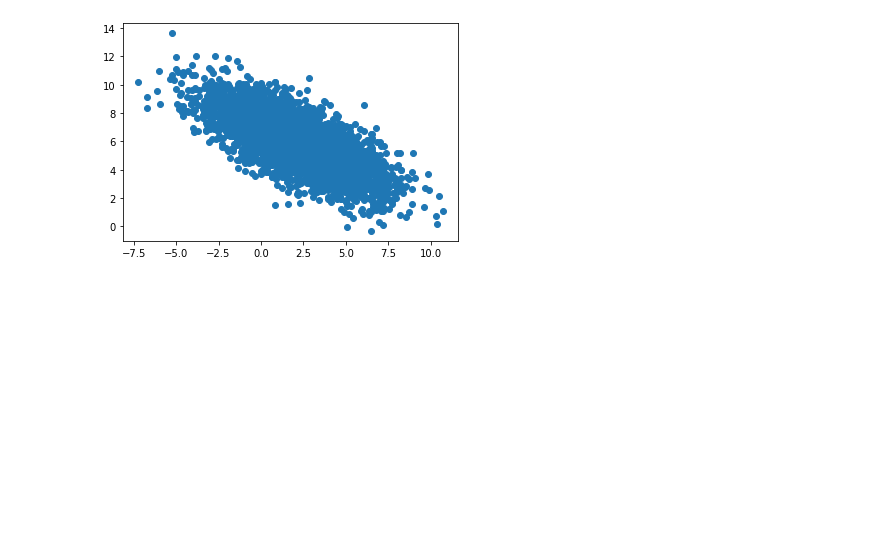
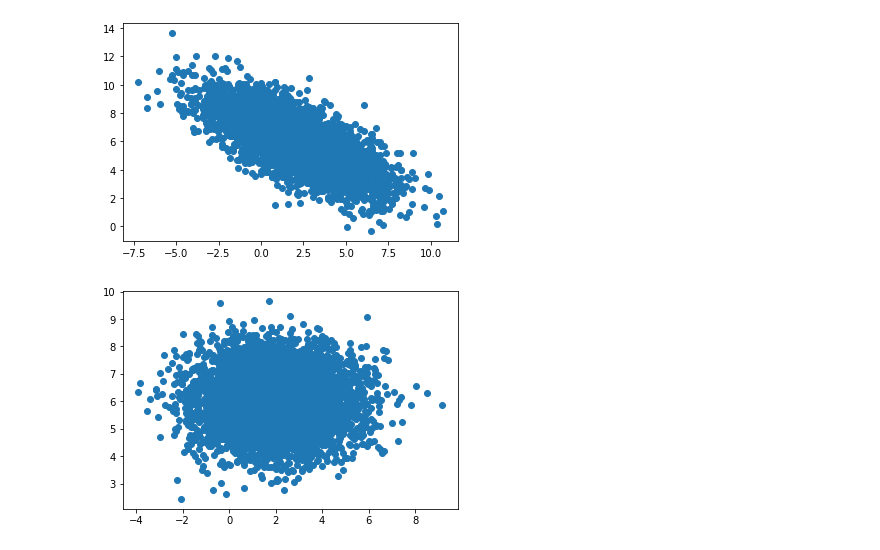
Before and after one commit to prachimodi-142/MachineLearning, a Jupyter notebook: Homework_1.ipynb, the cells around one changed output. Saved outputs shown, nothing was run; the diff lists cells and outputs as text; code cells hidden in the pictures; blank space fills up the shorter version.

```diff
--- a/Homework_1.ipynb
+++ b/Homework_1.ipynb
@@ -234,3 +234,27 @@ plt.scatter(Y[:, 0], Y[:, 1])
 plt.show()
 # %% [output]
 [figure]
+# %%
+# Draw 5000 random samples from the 2D standard normal distribution
+mean = [0, 0]
+cov = [[1, 0], [0, 1]]
+X = np.random.multivariate_normal(mean, cov, 5000)
+
+# Define the desired covariance matrix ΣY
+SigmaY = np.array([[2, 1], [1, 2]])
+
+# Obtain A using the eigen-decomposition
+eig_val, eig_vec = np.linalg.eig(SigmaY)
+A = eig_vec.dot(np.diag(np.sqrt(eig_val)))
+
+# Define the vector b
+b = np.array([2, 6])
+
+# Apply the transformation
+Y = np.dot(X, A) + b
+
+# Plot the new data points
+plt.scatter(Y[:, 0], Y[:, 1])
+plt.show()
+# %% [output]
+[figure, added]
```
